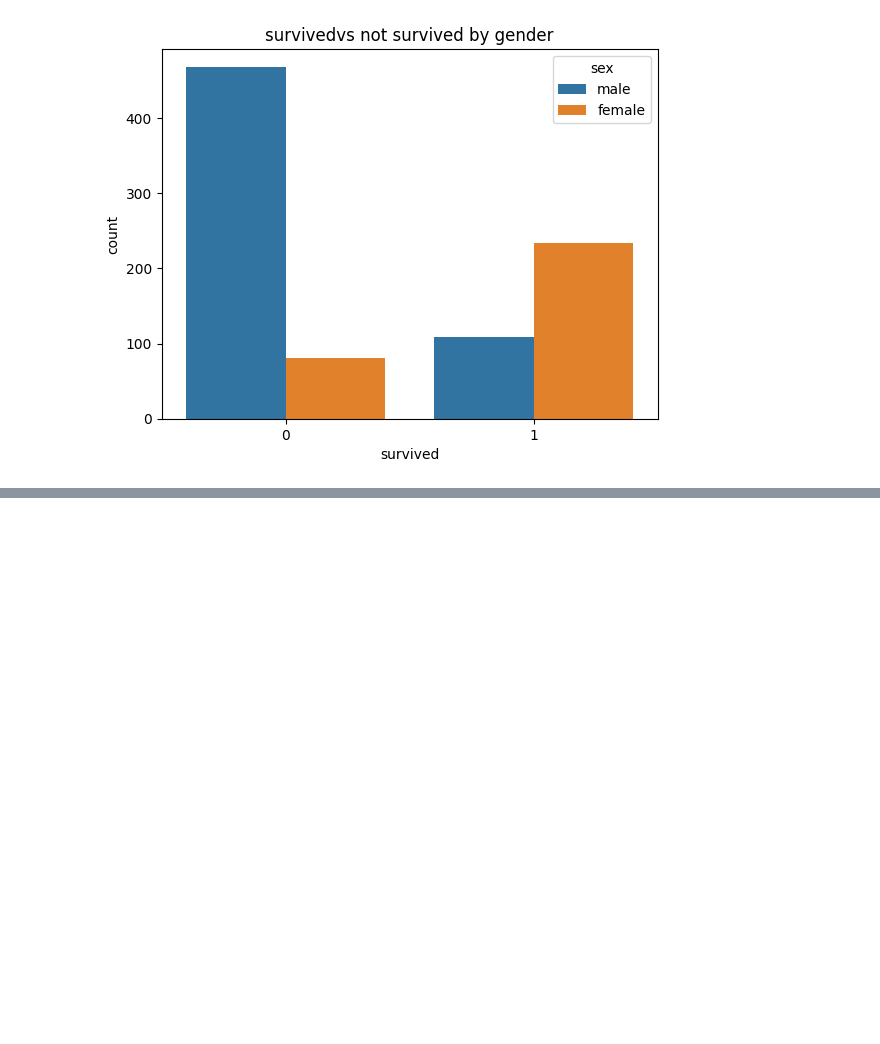
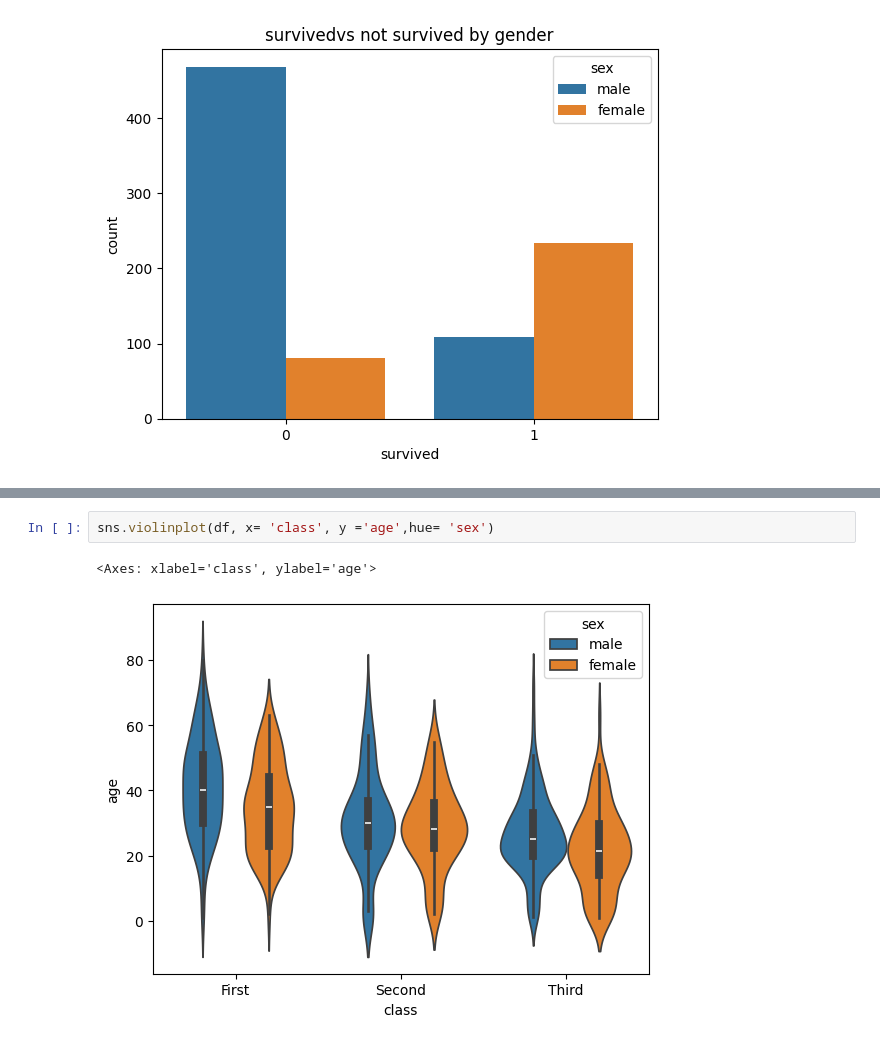
Before and after one commit to KKaranSinghh/data-analyst, a Jupyter notebook: Visulization/Graph1.ipynb, the cells around one changed output, grey strips where cells are left out. Cells and saved outputs as stored; diff of their text form; blank space fills up the shorter version.

```diff
--- a/Visulization/Graph1.ipynb
+++ b/Visulization/Graph1.ipynb
@@ -14,0 +22,5 @@ plt.show()
+# %%
+sns.violinplot(df, x= 'class', y ='age',hue= 'sex')
+# %% [output]
+<Axes: xlabel='class', ylabel='age'>
+[figure, added]
```
Also changed, not shown: parts of 2 cells of this notebook, 1 other file.
